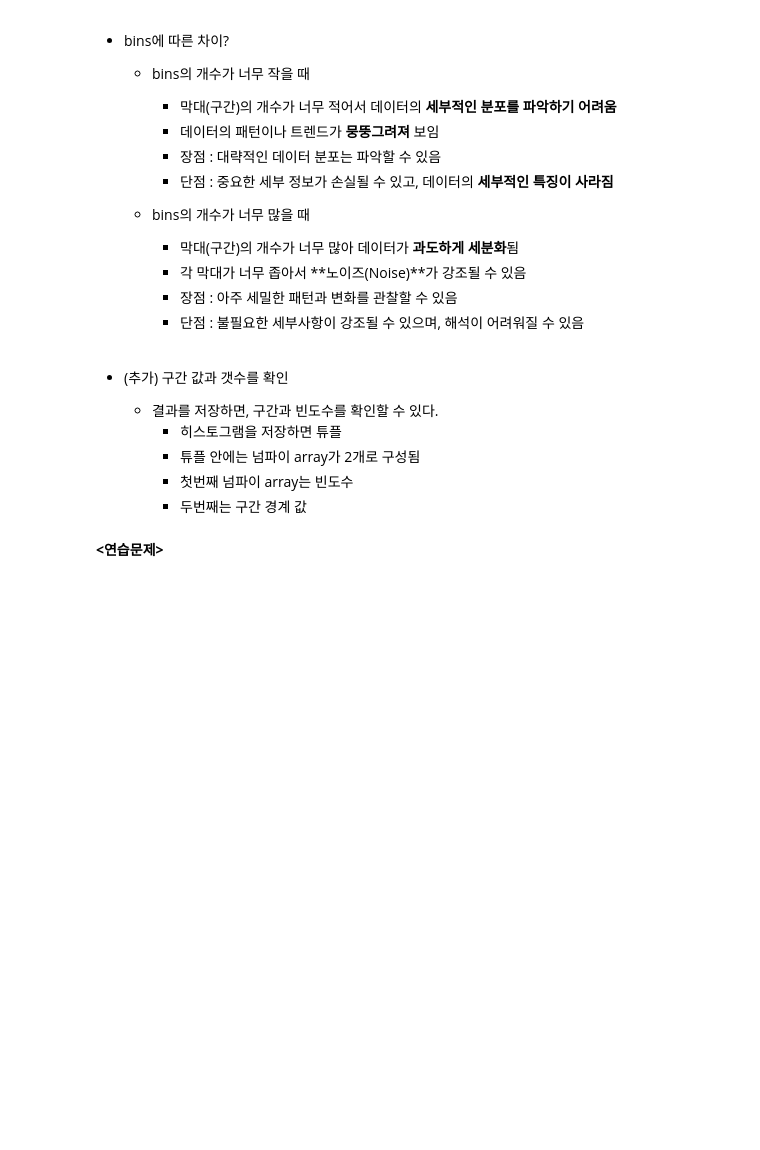
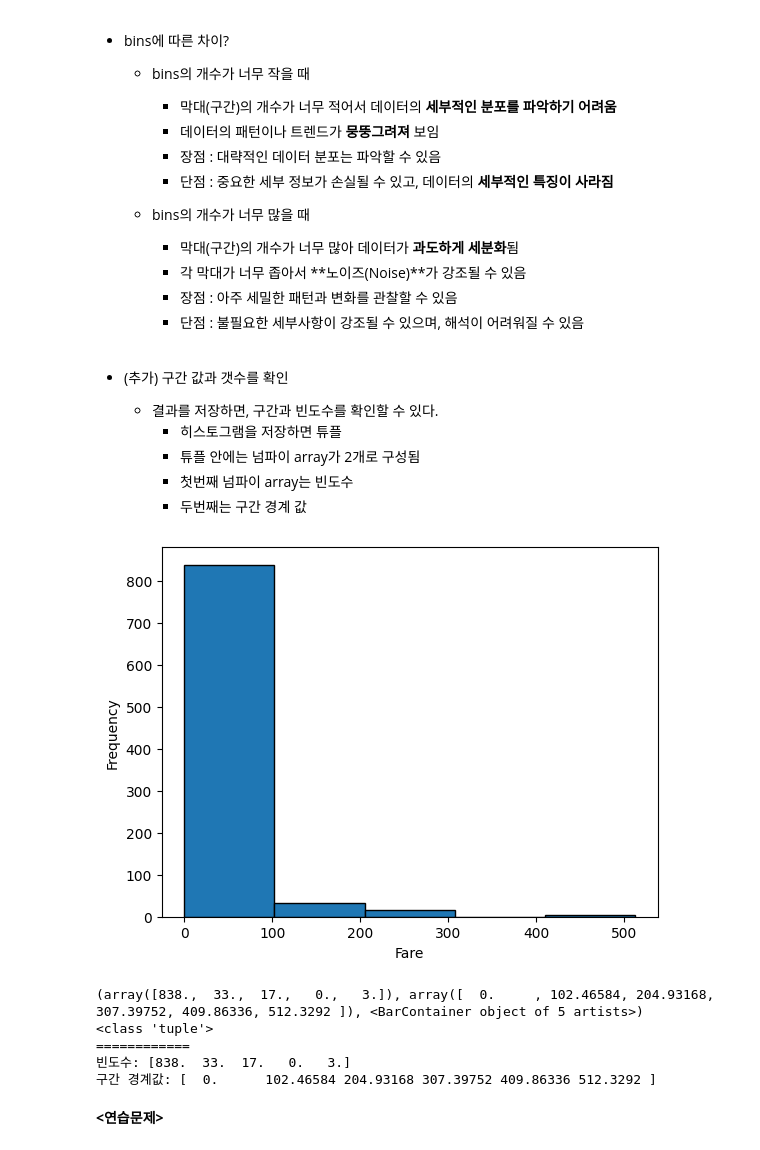
Before and after one commit to jexists/sk_network, a Jupyter notebook: 07.data_analysis/01_단변량분석/01_데이터분석_단변량분석.ipynb, the cells around one changed output. Saved outputs shown, nothing was run; the diff lists cells and outputs as text; code cells hidden in the pictures; blank space fills up the shorter version.

```diff
--- a/07.data_analysis/01_단변량분석/01_데이터분석_단변량분석.ipynb
+++ b/07.data_analysis/01_단변량분석/01_데이터분석_단변량분석.ipynb
@@ -141,6 +354,28 @@ titanic.head()
         * 튜플 안에는 넘파이 array가 2개로 구성됨
         * 첫번째 넘파이 array는 빈도수
         * 두번째는 구간 경계 값
+# %%
+hist1 = plt.hist(
+  titanic['Fare'],
+  bins=5,
+  edgecolor='black'
+)
+
+plt.xlabel('Fare')
+plt.ylabel('Frequency')
+plt.show()
+print(hist1)
+print(type(hist1))
+print('============')
+print('빈도수:', hist1[0])
+print('구간 경계값:', hist1[1])
+# %% [output]
+[figure, added]
+(array([838.,  33.,  17.,   0.,   3.]), array([  0.     , 102.46584, 204.93168, 307.39752, 409.86336, 512.3292 ]), <BarContainer object of 5 artists>)
+<class 'tuple'>
+============
+빈도수: [838.  33.  17.   0.   3.]
+구간 경계값: [  0.      102.46584 204.93168 307.39752 409.86336 512.3292 ]
 # %% [markdown]
 **<연습문제>**
 # %% [markdown]
```
Also changed, not shown: parts of 77 cells of this notebook.
